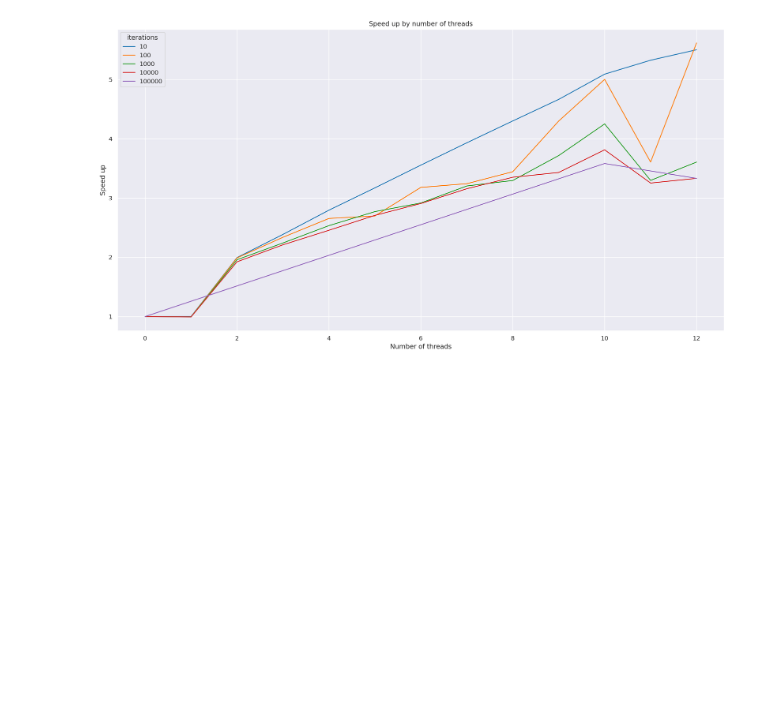
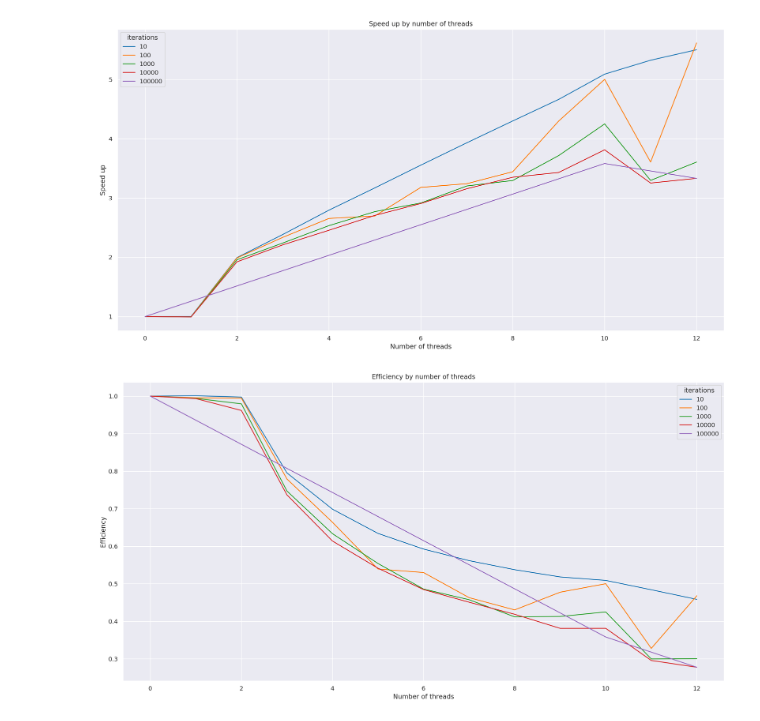
Before and after one commit to AlmirNeeto99/mandelbrot-openmp, a Jupyter notebook: analysis/main.ipynb, the cells around one changed output. Drawn from its saved outputs; the diff is of its cells as text; code cells hidden in the pictures; blank space fills up the shorter version.

Commit message:
feat: adding eficiency chart

```diff
--- a/analysis/main.ipynb
+++ b/analysis/main.ipynb
@@ -119,3 +133,18 @@ chart.set_title("Speed up by number of threads")
 plt.savefig("images/intel_speed_up.png", bbox_inches="tight")
 # %% [output]
 [figure]
+# %%
+plt.figure(figsize=(20, 10), dpi=200)
+chart = sns.lineplot(
+    grouped_by_iterations,
+    x="threads",
+    y="efficiency",
+    hue="iterations",
+    palette="tab10",
+)
+chart.set_ylabel("Efficiency")
+chart.set_xlabel("Number of threads")
+chart.set_title("Efficiency by number of threads")
+plt.savefig("images/intel_efficiency.png", bbox_inches="tight")
+# %% [output]
+[figure, added]
```
Also changed, not shown: parts of 2 cells of this notebook.
